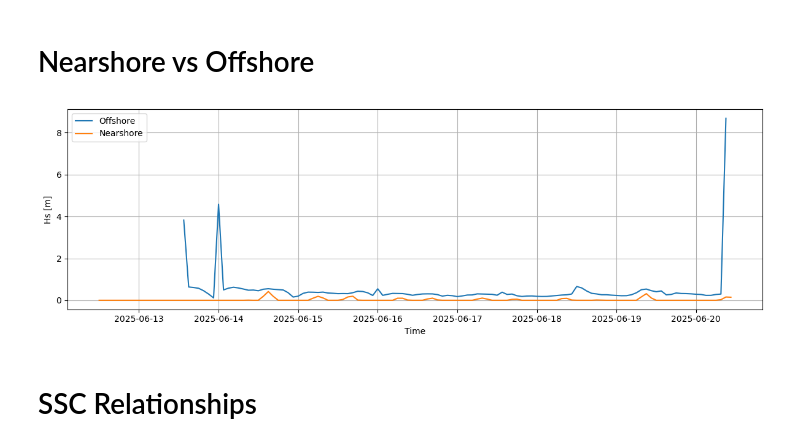
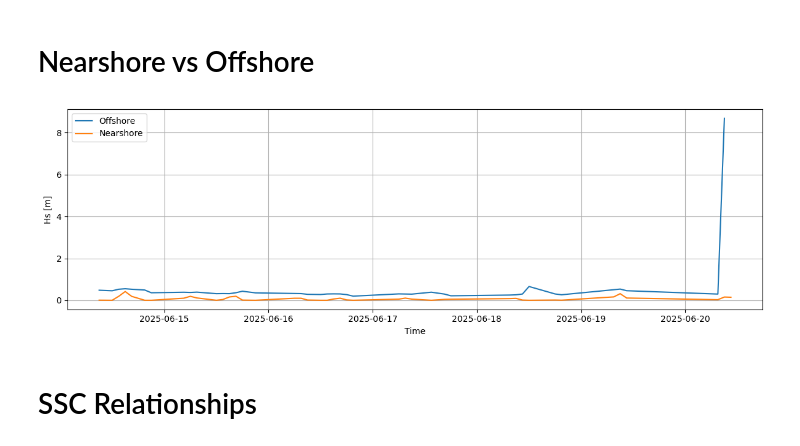
Before and after one commit to ingebrijker/MekongDeltaMDP, a Jupyter notebook: hydro_src/data_parsing.ipynb, the cells around one changed output. Drawn from its saved outputs; the diff is of its cells as text; code cells hidden in the pictures.

```diff
--- a/hydro_src/data_parsing.ipynb
+++ b/hydro_src/data_parsing.ipynb
@@ -438,21 +355,14 @@ def add_wave_parameters(df):
 
     df = df.copy()
 
-    if "Tp" in df.columns:
+    if "Tp" in df:
+        df["L0"] = g * df["Tp"]**2 / (2 * np.pi)
 
-        df["L0"] = (
-            g * df["Tp"]**2
-            / (2 * np.pi)
-        )
-
-    if "Hs" in df.columns:
-
-        df["Wave_energy_calc"] = (
-            rho * g * df["Hs"]**2
-            / 16
-        )
+    if "Hs" in df:
+        df["Wave_energy_calc"] = rho * g * df["Hs"]**2 / 16
 
     return df
+
 
 for year in processed:
 
@@ -464,44 +408,57 @@ for year in processed:
 # %% [markdown]
 # Nearshore vs Offshore
 # %%
-near_wave = processed[2025]["twr_wave"][ ["Date_time", "Hs"]].rename(columns={"Hs": "Hs_near"})
-off_wave = processed[2025]["buoy_wave"][   ["Date_time", "Hs"]].rename(columns={"Hs": "Hs_off"})
+near_wave = processed[2025]["twr_wave"].loc[
+    ~processed[2025]["twr_wave"]["dry_or_exposed"],
+    ["Date_time", "Hs"]
+].rename(columns={"Hs": "Hs_near"})
 
-wave_compare_2025 = pd.merge_asof(
-    near_wave.sort_values("Date_time"),
-    off_wave.sort_values("Date_time"),
-    on="Date_time",
-    direction="nearest",
-    tolerance=pd.Timedelta("45min")
+
+off_wave = processed[2025]["buoy_wave"].loc[
+    ~processed[2025]["buoy_wave"]["QA_outlier"],
+    ["Date_time", "Hs"]
+].rename(columns={"Hs": "Hs_off"})
+
+
+wave_compare_2025 = merge_nearest(
+    near_wave,
+    off_wave,
+    tolerance="45min"
 )
 
-wave_compare_2025["Hs_ratio"] = (wave_compare_2025["Hs_near"] / wave_compare_2025["Hs_off"])
-wave_compare_2025["Energy_ratio"] = ( wave_compare_2025["Hs_ratio"]**2)
+wave_compare_2025["Hs_ratio"] = (
+    wave_compare_2025["Hs_near"]
+    / wave_compare_2025["Hs_off"]
+)
+
+wave_compare_2025["Energy_ratio"] = (
+    wave_compare_2025["Hs_ratio"]**2
+)
+
 
 plt.figure(figsize=(12, 4))
 
 plt.plot(
     wave_compare_2025["Date_time"],
     wave_compare_2025["Hs_off"],
     label="Offshore"
 )
 
 plt.plot(
     wave_compare_2025["Date_time"],
     wave_compare_2025["Hs_near"],
     label="Nearshore"
 )
 
+plt.xlabel("Time")
 plt.ylabel("Hs [m]")
-plt.xlabel("Time")
-
 plt.legend()
 plt.grid()
 
 plt.tight_layout()
 plt.show()
 # %% [output]
-[figure, old version]
+[figure, new version]
 # %% [markdown]
 # SSC Relationships
 # %%
```
Also changed, not shown: parts of 19 cells of this notebook.
